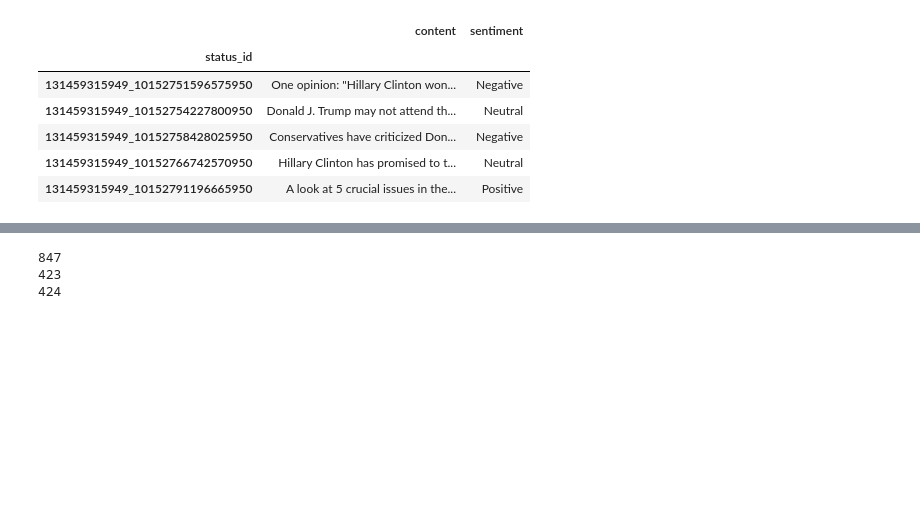
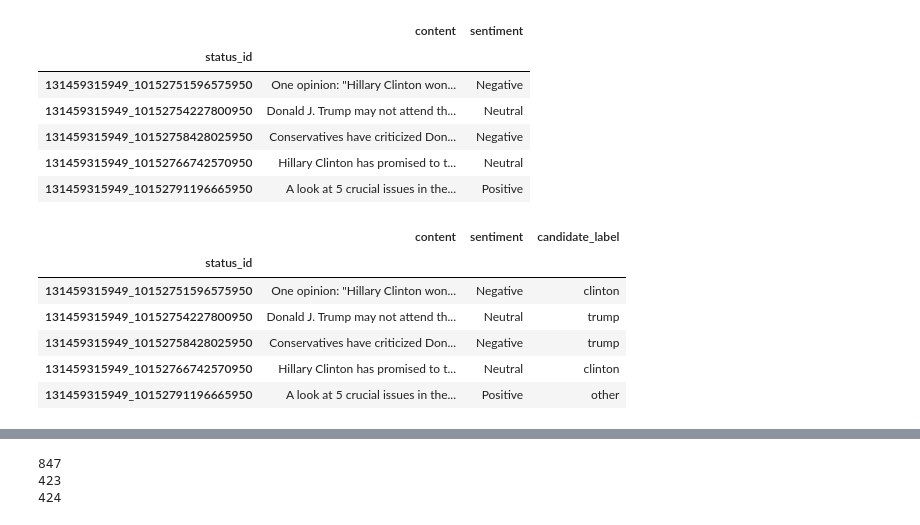
Before and after one commit to harumhl/Grab-Em-by-the-Posts-, a Jupyter notebook: python/classifier.ipynb, the cells around one changed output, grey strips where cells are left out. Drawn from its saved outputs; the diff is of its cells as text; code cells hidden in the pictures; blank space fills up the shorter version.

Commit message:
Addining candidate specific classifier

```diff
--- a/python/classifier.ipynb
+++ b/python/classifier.ipynb
@@ -109,3 +109,26 @@ merged_df.head()
 | 131459315949_10152758428025950 | Conservatives have criticized Don... | Negative |
 | 131459315949_10152766742570950 | Hillary Clinton has promised to t... | Neutral |
 | 131459315949_10152791196665950 | A look at 5 crucial issues in the... | Positive |
+# %%
+def classify_post (row):
+   status = row['content'].lower()
+   if (('donald' in status) or ('trump' in status)) and (('hillary' in status) or ('clinton' in status)) :
+      return 'other'
+   elif ('donald' in status) or ('trump' in status) :
+      return 'trump'
+   elif ('hillary' in status) or ('clinton' in status) :
+      return 'clinton'
+   else:
+      return 'other'
+# %%
+labeled_df = merged_df
+labeled_df['candidate_label'] = merged_df.apply (lambda row: classify_post (row),axis=1)
+labeled_df.head()
+# %% [output]
+|  | content | sentiment | candidate_label |
+| status_id |  |  |  |
+| 131459315949_10152751596575950 | One opinion: "Hillary Clinton won... | Negative | clinton |
+| 131459315949_10152754227800950 | Donald J. Trump may not attend th... | Neutral | trump |
+| 131459315949_10152758428025950 | Conservatives have criticized Don... | Negative | trump |
+| 131459315949_10152766742570950 | Hillary Clinton has promised to t... | Neutral | clinton |
+| 131459315949_10152791196665950 | A look at 5 crucial issues in the... | Positive | other |
```
Also changed, not shown: parts of 22 cells of this notebook.
